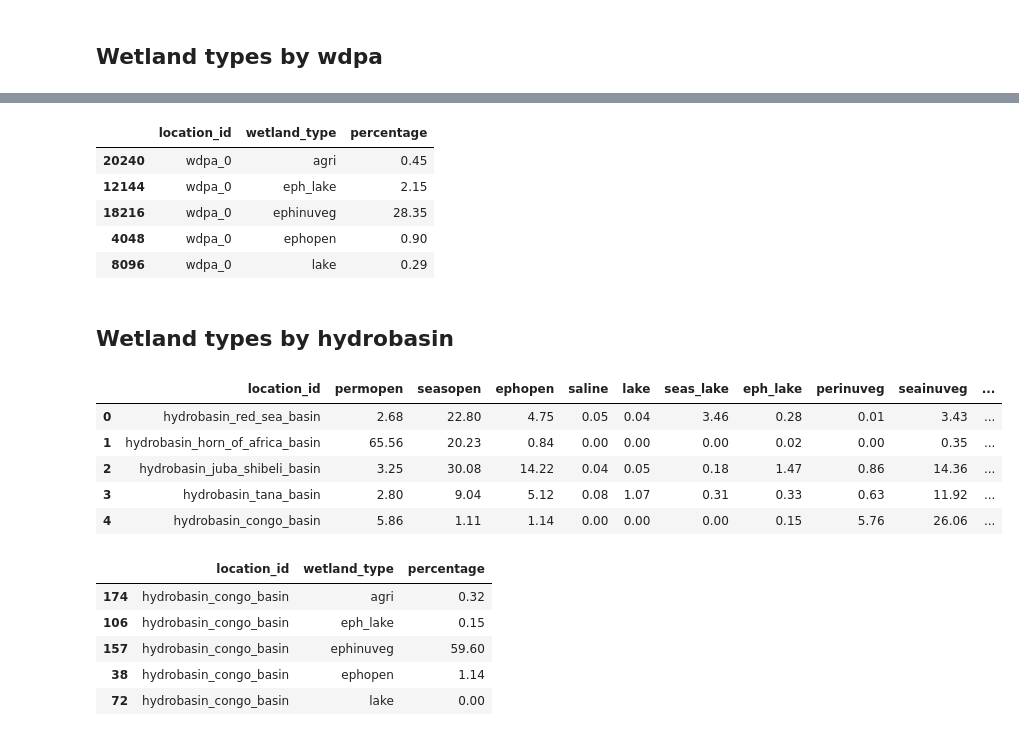
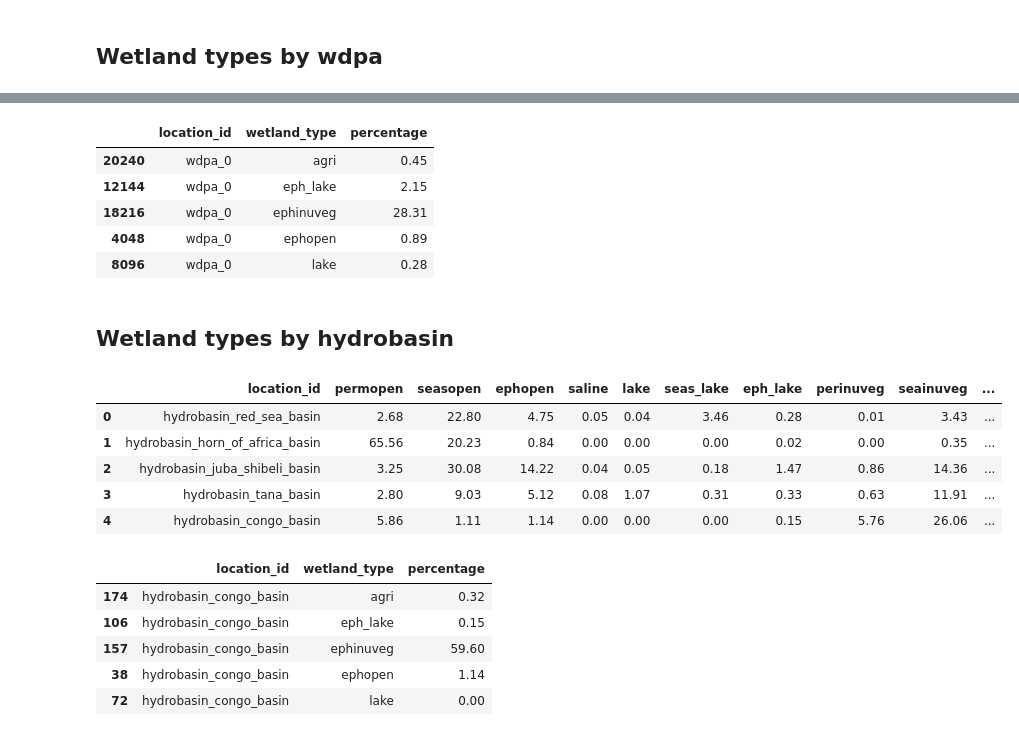
Before and after one commit to wetlands-international/wetlands-atlas, a Jupyter notebook: data-processing/notebooks/07a_UPDATED_wetlands_inventory_data.ipynb, the cells around one changed output, grey strips where cells are left out. Cells and saved outputs as stored; diff of their text form; code cells hidden in the pictures.

```diff
--- a/data-processing/notebooks/07a_UPDATED_wetlands_inventory_data.ipynb
+++ b/data-processing/notebooks/07a_UPDATED_wetlands_inventory_data.ipynb
@@ -42,11 +42,10 @@ cols_dict = {
     '41': 'mangrove',
     '42': 'mudflat',
     '128': 'shallow',
-    '43': 'other'
+    '43': 'saltmarsh',
 }
 
 wetland_types = list(cols_dict.values())
-wetland_types.remove('other')
 # %% [markdown]
 ## Wetland type per country
 # %%
@@ -61,7 +60,7 @@ get_wetlands['saline'] = get_wetlands['saline'] + get_wetlands['16']
 get_wetlands['agri'] = get_wetlands['agri'] + get_wetlands['31'] + get_wetlands['33']
 get_wetlands['reservoir'] = get_wetlands['reservoir'] + get_wetlands['35'] + get_wetlands['36']
 
-get_wetlands = get_wetlands.drop(columns=['15', '16', '31', '33', '35', '36', 'other'])
+get_wetlands = get_wetlands.drop(columns=['15', '16', '31', '33', '35', '36'])
 
 get_wetlands['total'] = get_wetlands[wetland_types].sum(axis=1)
 
@@ -125,7 +125,7 @@ get_wdpa['saline'] = get_wdpa['saline'] + get_wdpa['16']
 get_wdpa['agri'] = get_wdpa['agri'] + get_wdpa['31'] + get_wdpa['33']
 get_wdpa['reservoir'] = get_wdpa['reservoir'] + get_wdpa['35'] + get_wdpa['36']
 
-get_wdpa = get_wdpa.drop(columns=['15', '16', '31', '33', '35', '36', 'other'])
+get_wdpa = get_wdpa.drop(columns=['15', '16', '31', '33', '35', '36'])
 
 get_wdpa['total'] = get_wdpa[wetland_types].sum(axis=1)
 
@@ -157,9 +157,9 @@ get_wdpa_long.head(5)
 |  | location_id | wetland_type | percentage |
 | 20240 | wdpa_0 | agri | 0.45 |
 | 12144 | wdpa_0 | eph_lake | 2.15 |
-| 18216 | wdpa_0 | ephinuveg | 28.35 |
-| 4048 | wdpa_0 | ephopen | 0.90 |
-| 8096 | wdpa_0 | lake | 0.29 |
+| 18216 | wdpa_0 | ephinuveg | 28.31 |
+| 4048 | wdpa_0 | ephopen | 0.89 |
+| 8096 | wdpa_0 | lake | 0.28 |
 # %% [markdown]
 ## Wetland types by hydrobasin
 # %%
@@ -169,35 +169,35 @@ get_hydrobasins = pd.read_csv(file_path)
 get_hydrobasins = get_hydrobasins.rename(columns=cols_dict)
 
 #group categories
 get_hydrobasins['seas_lake'] = get_hydrobasins['seas_lake'] + get_hydrobasins['15']
 get_hydrobasins['saline'] = get_hydrobasins['saline'] + get_hydrobasins['16']
 get_hydrobasins['agri'] = get_hydrobasins['agri'] + get_hydrobasins['31'] + get_hydrobasins['33']
 get_hydrobasins['reservoir'] = get_hydrobasins['reservoir'] + get_hydrobasins['35'] + get_hydrobasins['36']
 
-get_hydrobasins = get_hydrobasins.drop(columns=['15', '16', '31', '33', '35', '36', 'other'])
+get_hydrobasins = get_hydrobasins.drop(columns=['15', '16', '31', '33', '35', '36'])
 
 get_hydrobasins['total'] = get_hydrobasins[wetland_types].sum(axis=1)
 get_hydrobasins['basin_name'] = get_hydrobasins['Country'] + ' Basin'
 
 get_hydrobasins = get_hydrobasins.merge(locations_basins[['name', 'id']], left_on='basin_name', right_on='name', how='right')
 get_hydrobasins = get_hydrobasins.drop(columns=['name', 'basin_name'])
 get_hydrobasins.rename(columns={'id': 'location_id'}, inplace=True)
 
 #calculate percantage of each wetland type per country
 for wetland in wetland_types:
     get_hydrobasins[wetland + '_perc'] = round(get_hydrobasins[wetland] / get_hydrobasins['total'] * 100, 2)
 
 get_hydrobasins.drop(columns= wetland_types + ['total'], inplace=True)
 get_hydrobasins.columns = get_hydrobasins.columns.str.replace('_perc', '')
 get_hydrobasins.drop(columns=['Country'], inplace=True)
 
 get_hydrobasins.head()
 # %% [output]
 |  | location_id | permopen | seasopen | ephopen | saline | lake | seas_lake | eph_lake | perinuveg | seainuveg | ... |
 | 0 | hydrobasin_red_sea_basin | 2.68 | 22.80 | 4.75 | 0.05 | 0.04 | 3.46 | 0.28 | 0.01 | 3.43 | ... |
 | 1 | hydrobasin_horn_of_africa_basin | 65.56 | 20.23 | 0.84 | 0.00 | 0.00 | 0.00 | 0.02 | 0.00 | 0.35 | ... |
 | 2 | hydrobasin_juba_shibeli_basin | 3.25 | 30.08 | 14.22 | 0.04 | 0.05 | 0.18 | 1.47 | 0.86 | 14.36 | ... |
-| 3 | hydrobasin_tana_basin | 2.80 | 9.04 | 5.12 | 0.08 | 1.07 | 0.31 | 0.33 | 0.63 | 11.92 | ... |
+| 3 | hydrobasin_tana_basin | 2.80 | 9.03 | 5.12 | 0.08 | 1.07 | 0.31 | 0.33 | 0.63 | 11.91 | ... |
 | 4 | hydrobasin_congo_basin | 5.86 | 1.11 | 1.14 | 0.00 | 0.00 | 0.00 | 0.15 | 5.76 | 26.06 | ... |
 # %%
 get_hydrobasins_long = get_hydrobasins.melt(id_vars=['location_id'], var_name='wetland_type', value_name='percentage')
```
Also changed, not shown: parts of 9 cells of this notebook, 1 other file.
